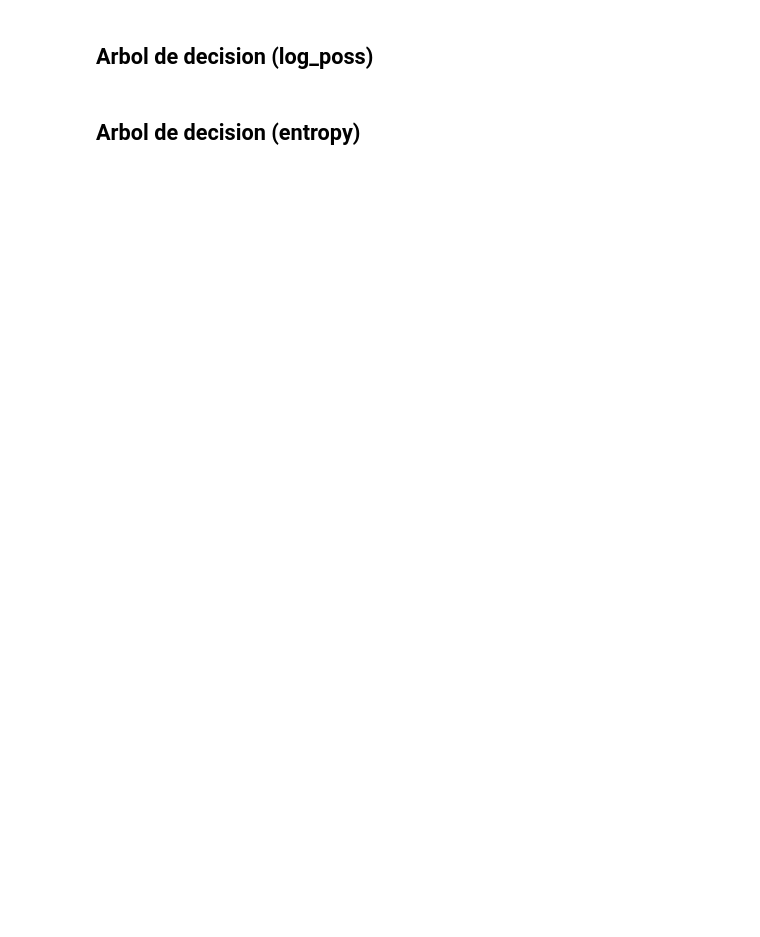
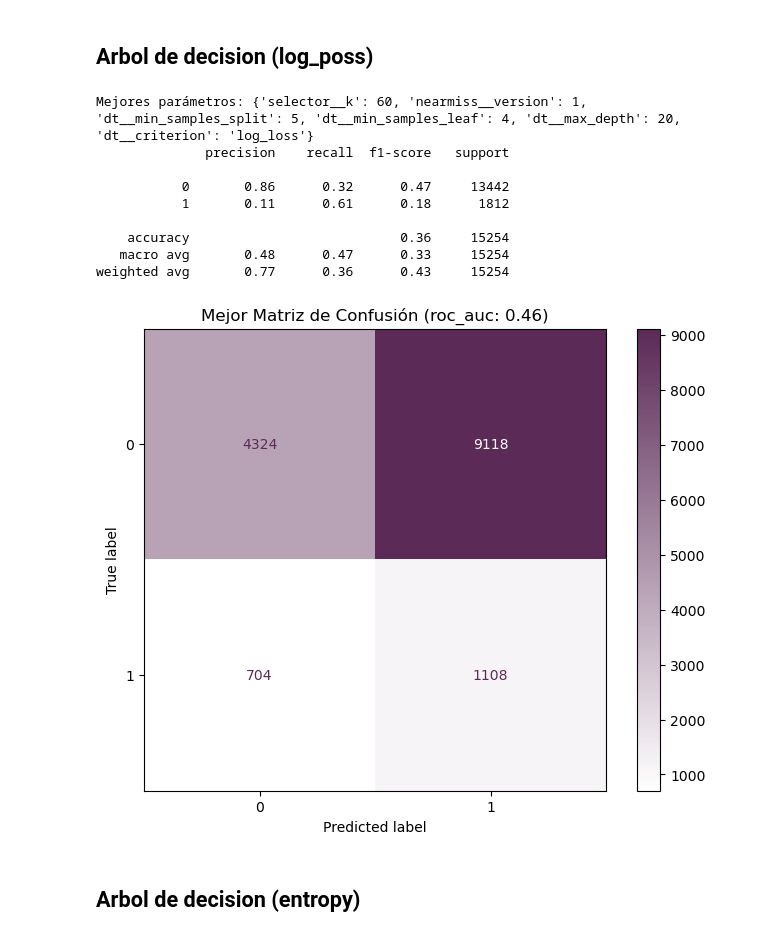
Before and after one commit to danielsoponaru/25-26_R07_NARANJA, a Jupyter notebook: 02-EDA.ipynb, the cells around one changed output. Drawn from its saved outputs; the diff is of its cells as text; code cells hidden in the pictures; blank space fills up the shorter version.

```diff
--- a/02-EDA.ipynb
+++ b/02-EDA.ipynb
@@ -816,7 +871,7 @@ pipeline = Pipeline([
 
 parametros = {
     'selector__k': [40, 60, 90],
-    'dt__criterion': ['log_poss'],
+    'dt__criterion': ['log_loss'],
     'dt__max_depth': [5, 10, 15, 20],
     'dt__min_samples_split': [5, 10, 20],
     'dt__min_samples_leaf': [2, 4, 8],
@@ -830,33 +885,44 @@ modelo = RandomizedSearchCV(
     scoring='roc_auc',
     n_jobs=-1,
     random_state=6)
 
 modelo.fit(x_train, y_train)
 y_pred = modelo.best_estimator_.predict(x_test)
 
 # RESULTADOS
 cm = confusion_matrix(y_test, y_pred)
 
 fig, ax = plt.subplots(figsize=(8, 6))
 disp = ConfusionMatrixDisplay(confusion_matrix=cm,
                               display_labels=modelo.best_estimator_.classes_)
 
 disp.plot(cmap=lagun_cmap, ax=ax, values_format='d')
 
 plt.title(f'Mejor Matriz de Confusión (roc_auc: {modelo.best_score_:.2f})')
 
 print(f"Mejores parámetros: {modelo.best_params_}")
 print(classification_report(y_test, y_pred))
 plt.show()
 
 report = classification_report(y_test, y_pred, output_dict=True)
 fila_Arbol_gini_Near_log_poss = {
     "modelo": "Arbol de decision (NearMiss) (log_poss)",
     "roc-auc": modelo.best_score_,
     "recall 1": report["1"]["recall"],
     "f1-score medio": report["macro avg"]["f1-score"]}
 
 filas.append(fila_Arbol_gini_Near_log_poss)
+# %% [output]
+Mejores parámetros: {'selector__k': 60, 'nearmiss__version': 1, 'dt__min_samples_split': 5, 'dt__min_samples_leaf': 4, 'dt__max_depth': 20, 'dt__criterion': 'log_loss'}
+              precision    recall  f1-score   support
+
+           0       0.86      0.32      0.47     13442
+           1       0.11      0.61      0.18      1812
+
+    accuracy                           0.36     15254
+   macro avg       0.48      0.47      0.33     15254
+weighted avg       0.77      0.36      0.43     15254
+[figure, added]
 # %% [markdown]
 ## Arbol de decision (entropy)
 # %%
```
Also changed, not shown: parts of 23 cells of this notebook, 1 other file.
